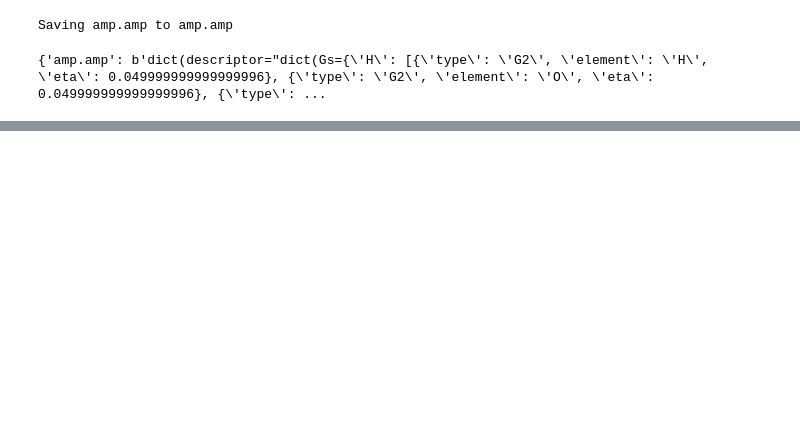
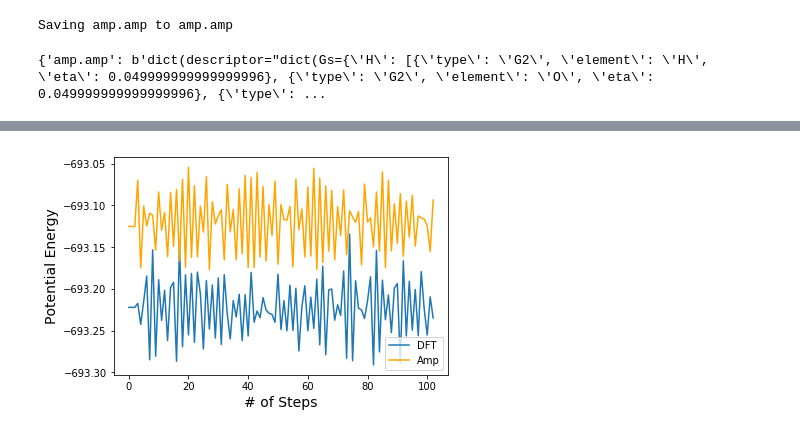
Before and after one commit to cancan233/googlecolab, a Jupyter notebook: Amp_MD.ipynb, the cells around one changed output, grey strips where cells are left out. Cells and saved outputs as stored; diff of their text form; code cells hidden in the pictures; blank space fills up the shorter version.

```diff
--- a/Amp_MD.ipynb
+++ b/Amp_MD.ipynb
@@ -191,0 +252,10 @@ plt.show()
+# %%
+plt.figure()
+plt.plot(np.arange(len(dft_potential)), dft_potential/3, label='DFT')
+plt.plot(np.arange(len(amp_potential)), amp_potential/3, c='orange', label='Amp')
+plt.xlabel('# of Steps', fontsize=14)
+plt.ylabel('Potential Energy', fontsize=14)
+plt.legend()
+plt.show()
+# %% [output]
+[figure, added]
```
Also changed, not shown: parts of 10 cells of this notebook.
